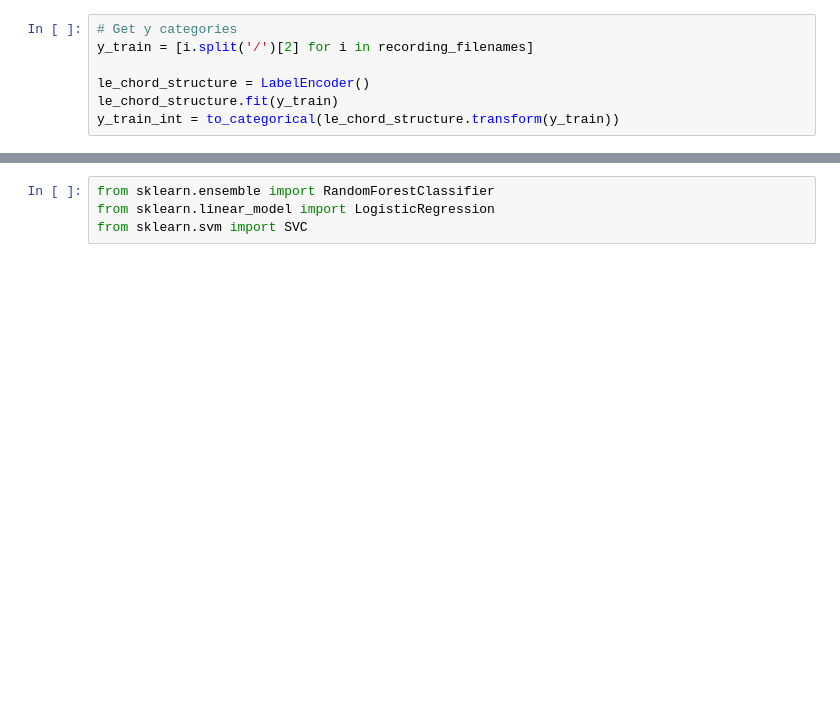
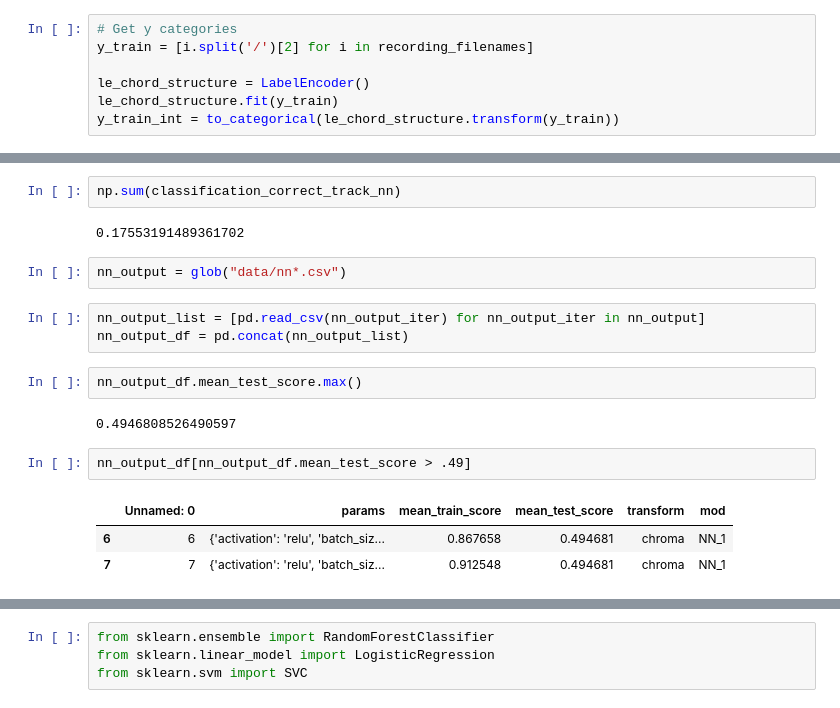
Before and after one commit to MattGraz/engr511, a Jupyter notebook: notebooks/generated_chord_model.ipynb, the cells around one changed output, grey strips where cells are left out. Cells and saved outputs as stored; diff of their text form; blank space fills up the shorter version.

```diff
--- a/notebooks/generated_chord_model.ipynb
+++ b/notebooks/generated_chord_model.ipynb
@@ -623,0 +654,19 @@ kfold.get_n_splits(x_train)
+# %%
+np.sum(classification_correct_track_nn)
+# %% [output]
+0.17553191489361702
+# %%
+nn_output = glob("data/nn*.csv")
+# %%
+nn_output_list = [pd.read_csv(nn_output_iter) for nn_output_iter in nn_output]
+nn_output_df = pd.concat(nn_output_list)
+# %%
+nn_output_df.mean_test_score.max()
+# %% [output]
+0.4946808526490597
+# %%
+nn_output_df[nn_output_df.mean_test_score > .49]
+# %% [output]
+|  | Unnamed: 0 | params | mean_train_score | mean_test_score | transform | mod |
+| 6 | 6 | {'activation': 'relu', 'batch_siz... | 0.867658 | 0.494681 | chroma | NN_1 |
+| 7 | 7 | {'activation': 'relu', 'batch_siz... | 0.912548 | 0.494681 | chroma | NN_1 |
```
Also changed, not shown: parts of 52 cells of this notebook, 1 other file.
